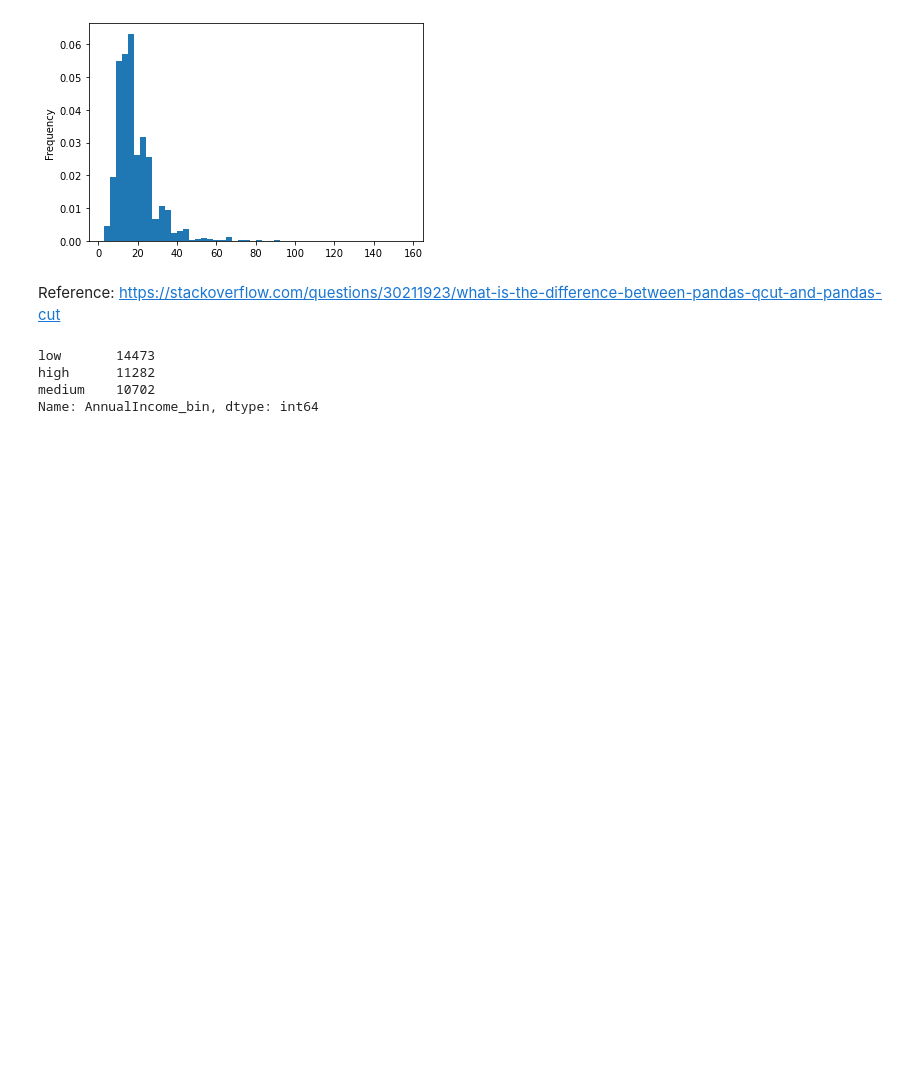
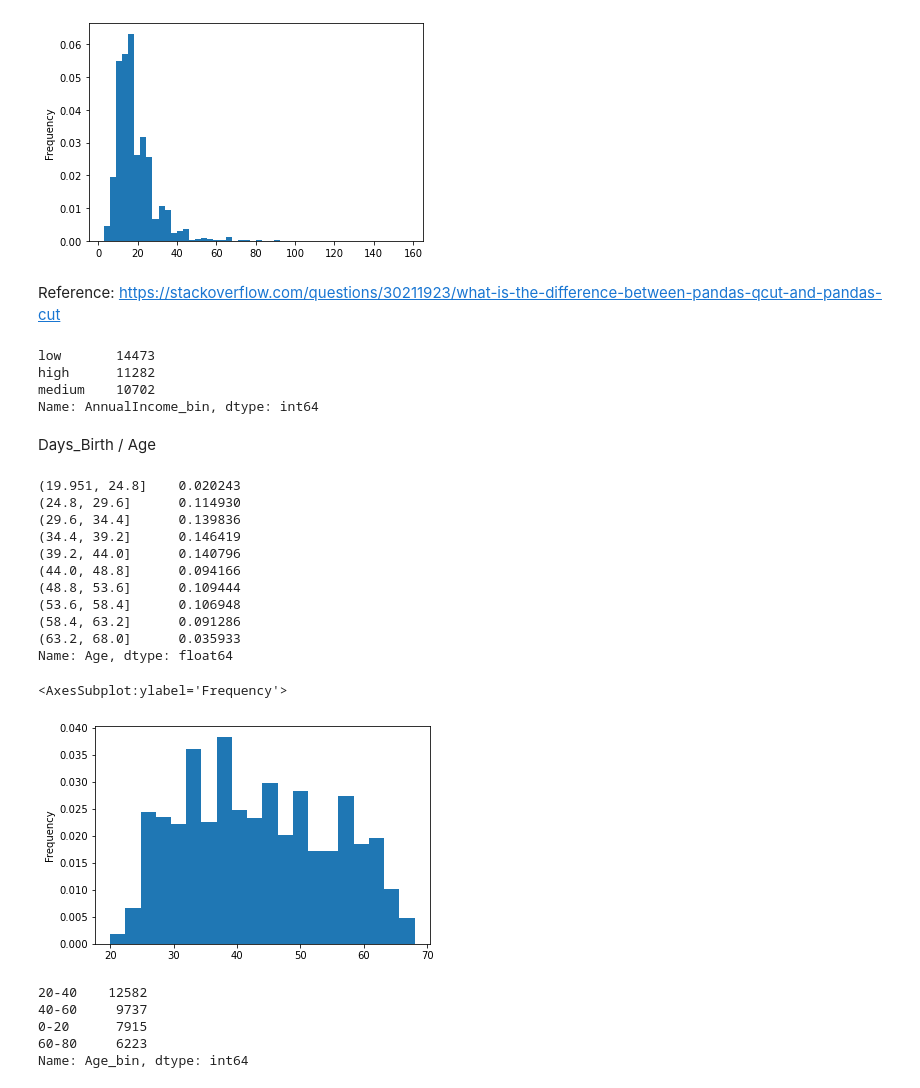
Before and after one commit to RV249/Final_Assignment_AAI_510, a Jupyter notebook: Team2-FinalProject.ipynb, the cells around one changed output. Drawn from its saved outputs; the diff is of its cells as text; code cells hidden in the pictures; blank space fills up the shorter version.

Commit message:
updated code with feature enginerring , more visualization and 1st step towards training

```diff
--- a/Team2-FinalProject.ipynb
+++ b/Team2-FinalProject.ipynb
@@ -386,7 +371,7 @@ dfprocess1=dfprocess.copy()
 # %% [markdown]
 Reference: https://stackoverflow.com/questions/30211923/what-is-the-difference-between-pandas-qcut-and-pandas-cut
 # %%
-def createbins(dataframe, column_name, num_bins ,label_texts, option):
+def createbins(dataframe, column_name, label_texts, option):
     # Create a new column to store the bin labels
     bin_column_name = column_name + '_bin'
 
@@ -408,3 +393,23 @@ low       14473
 high      11282
 medium    10702
 Name: AnnualIncome_bin, dtype: int64
+# %% [markdown]
+Days_Birth / Age
+# %%
+dfprocess1['Age']=-(dfprocess1['DaysBirth'])//365
+print(dfprocess1['Age'].value_counts(bins=10,normalize=True,sort=False))
+dfprocess1['Age'].plot(kind='hist',bins=20,density=True)
+# %% [output]
+(19.951, 24.8]    0.020243
+(24.8, 29.6]      0.114930
+(29.6, 34.4]      0.139836
+(34.4, 39.2]      0.146419
+(39.2, 44.0]      0.140796
+(44.0, 48.8]      0.094166
+(48.8, 53.6]      0.109444
+(53.6, 58.4]      0.106948
+(58.4, 63.2]      0.091286
+(63.2, 68.0]      0.035933
+Name: Age, dtype: float64
+<AxesSubplot:ylabel='Frequency'>
+[figure, added]
@@ -410,0 +421,8 @@ Name: AnnualIncome_bin, dtype: int64
+# %%
+dfprocess2['Age_bin'].value_counts()
+# %% [output]
+20-40    12582
+40-60     9737
+0-20      7915
+60-80     6223
+Name: Age_bin, dtype: int64
```
Also changed, not shown: parts of 28 cells of this notebook, 1 other file.
